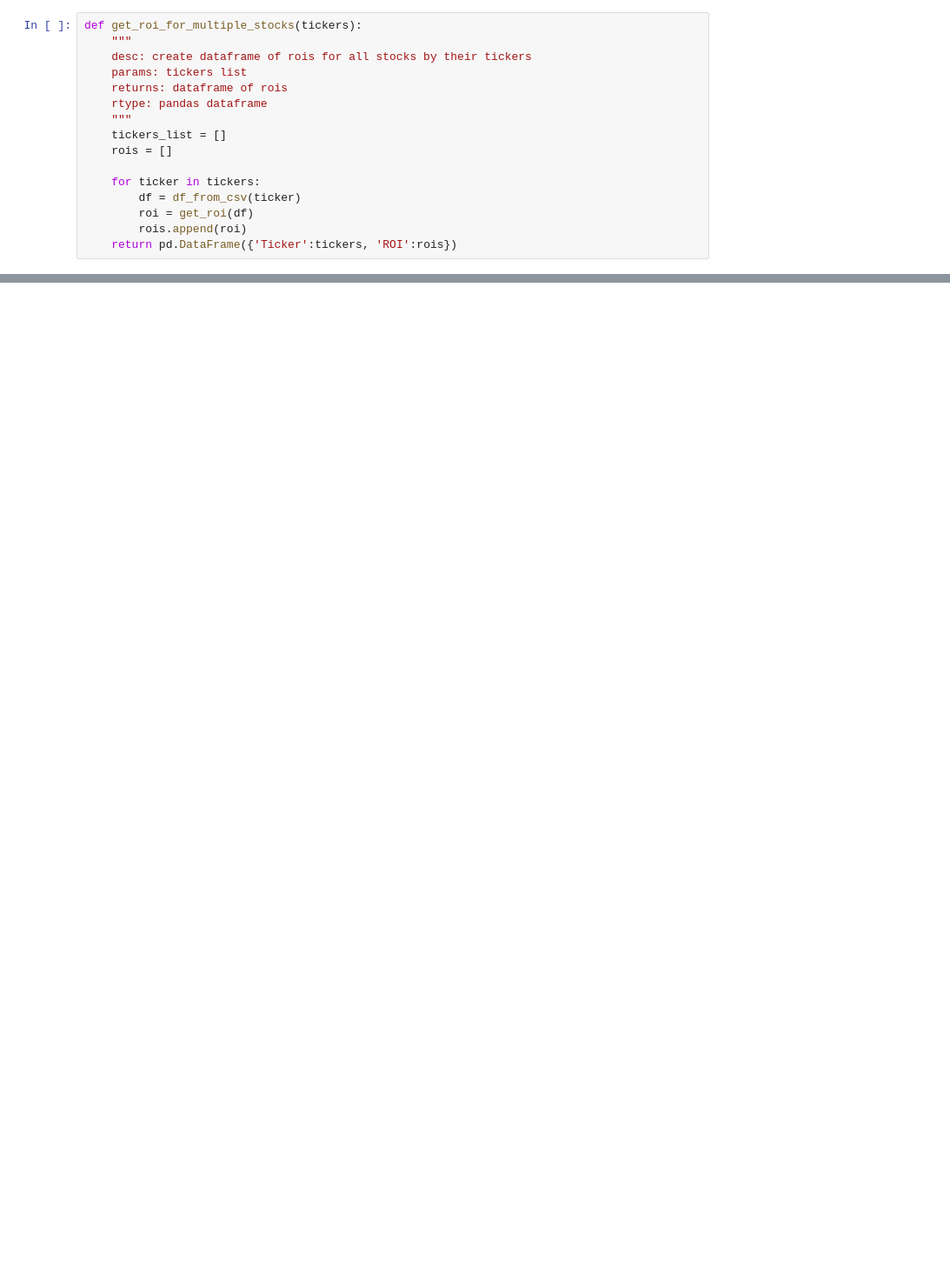
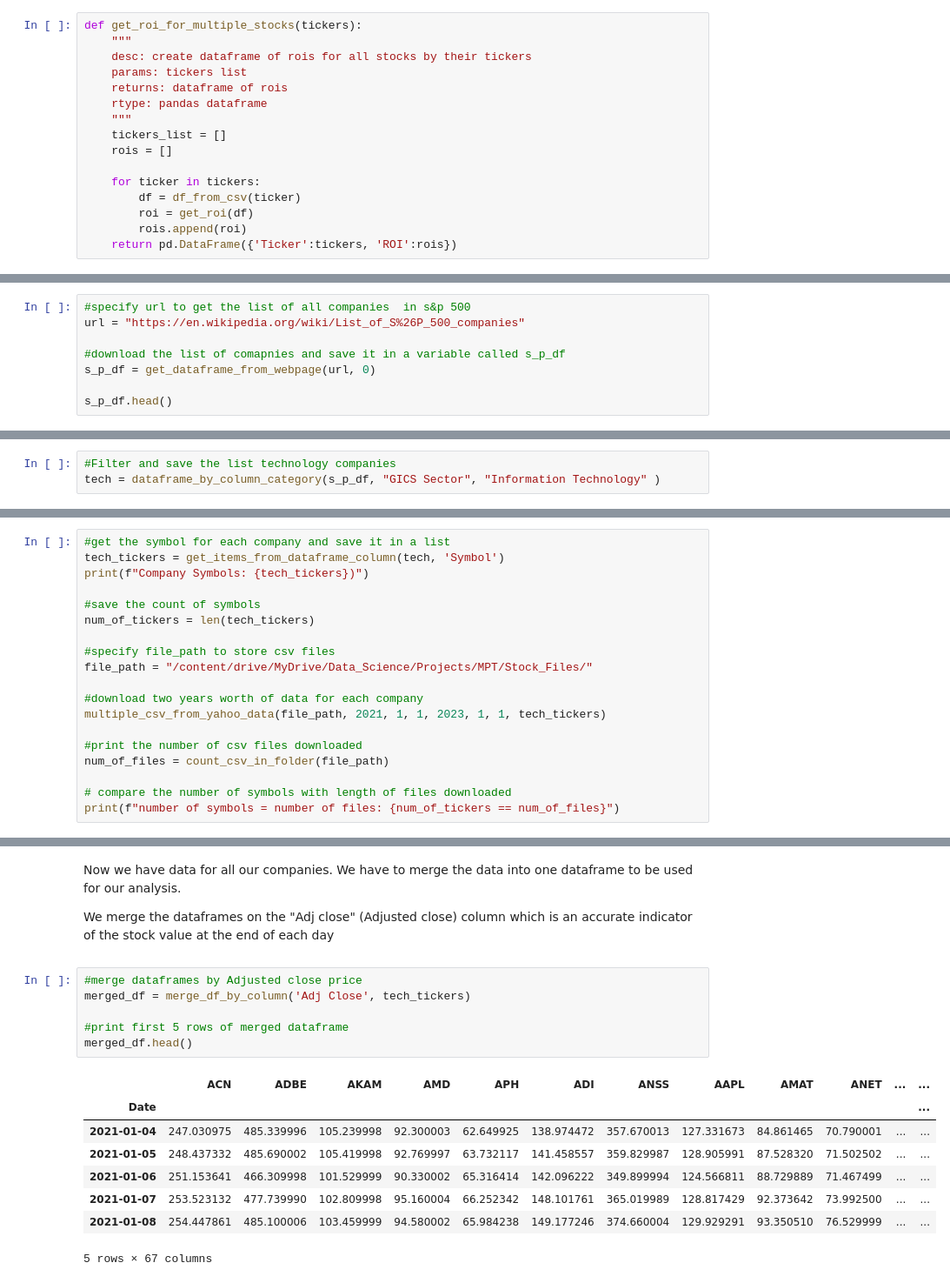
Before and after one commit to Tobi-Ade/Markowitz-Modern-Portfolio-Theory, a Jupyter notebook: MPT.ipynb, the cells around one changed output, grey strips where cells are left out. Shown: that part at 87% size. Saved outputs shown, nothing was run; the diff lists cells and outputs as text; blank space fills up the shorter version.

Commit message:
added data prep

```diff
--- a/MPT.ipynb
+++ b/MPT.ipynb
@@ -156,0 +161,8 @@ def get_roi_for_multiple_stocks(tickers):
+# %%
+#specify url to get the list of all companies  in s&p 500
+url = "https://en.wikipedia.org/wiki/List_of_S%26P_500_companies"
+
+#download the list of comapnies and save it in a variable called s_p_df
+s_p_df = get_dataframe_from_webpage(url, 0)
+
+s_p_df.head()
@@ -156,0 +181,3 @@ def get_roi_for_multiple_stocks(tickers):
+# %%
+#Filter and save the list technology companies
+tech = dataframe_by_column_category(s_p_df, "GICS Sector", "Information Technology" )
@@ -156,0 +187,19 @@ def get_roi_for_multiple_stocks(tickers):
+# %%
+#get the symbol for each company and save it in a list
+tech_tickers = get_items_from_dataframe_column(tech, 'Symbol')
+print(f"Company Symbols: {tech_tickers})")
+
+#save the count of symbols
+num_of_tickers = len(tech_tickers)
+
+#specify file_path to store csv files
+file_path = "/content/drive/MyDrive/Data_Science/Projects/MPT/Stock_Files/"
+
+#download two years worth of data for each company
+multiple_csv_from_yahoo_data(file_path, 2021, 1, 1, 2023, 1, 1, tech_tickers)
+
+#print the number of csv files downloaded
+num_of_files = count_csv_in_folder(file_path)
+
+# compare the number of symbols with length of files downloaded
+print(f"number of symbols = number of files: {num_of_tickers == num_of_files}")
@@ -156,0 +244,18 @@ def get_roi_for_multiple_stocks(tickers):
+# %% [markdown]
+Now we have data for all our companies. We have to merge the data into one dataframe to be used for our analysis. <p>
+ We merge the dataframes on the "Adj close" (Adjusted close) column which is an accurate indicator of the stock value at the end of each day
+# %%
+#merge dataframes by Adjusted close price
+merged_df = merge_df_by_column('Adj Close', tech_tickers)
+
+#print first 5 rows of merged dataframe
+merged_df.head()
+# %% [output]
+|  | ACN | ADBE | AKAM | AMD | APH | ADI | ANSS | AAPL | AMAT | ANET | ... | ... |
+| Date |  |  |  |  |  |  |  |  |  |  |  | ... |
+| 2021-01-04 | 247.030975 | 485.339996 | 105.239998 | 92.300003 | 62.649925 | 138.974472 | 357.670013 | 127.331673 | 84.861465 | 70.790001 | ... | ... |
+| 2021-01-05 | 248.437332 | 485.690002 | 105.419998 | 92.769997 | 63.732117 | 141.458557 | 359.829987 | 128.905991 | 87.528320 | 71.502502 | ... | ... |
+| 2021-01-06 | 251.153641 | 466.309998 | 101.529999 | 90.330002 | 65.316414 | 142.096222 | 349.899994 | 124.566811 | 88.729889 | 71.467499 | ... | ... |
+| 2021-01-07 | 253.523132 | 477.739990 | 102.809998 | 95.160004 | 66.252342 | 148.101761 | 365.019989 | 128.817429 | 92.373642 | 73.992500 | ... | ... |
+| 2021-01-08 | 254.447861 | 485.100006 | 103.459999 | 94.580002 | 65.984238 | 149.177246 | 374.660004 | 129.929291 | 93.350510 | 76.529999 | ... | ... |
+5 rows × 67 columns
```
Also changed, not shown: parts of 9 cells of this notebook.
